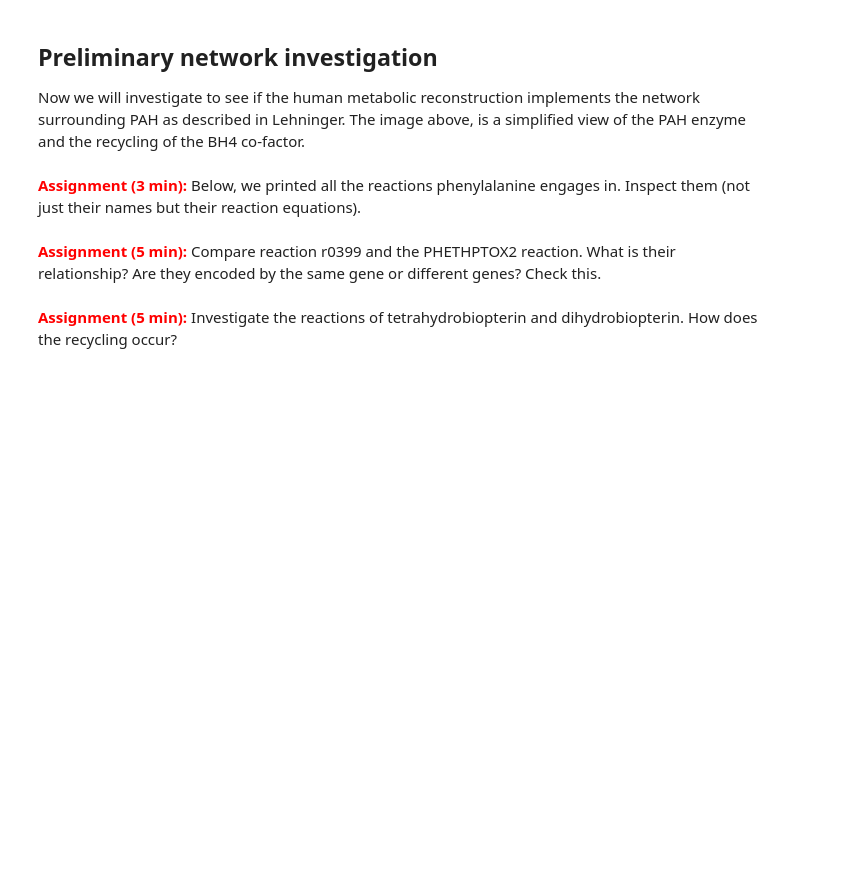
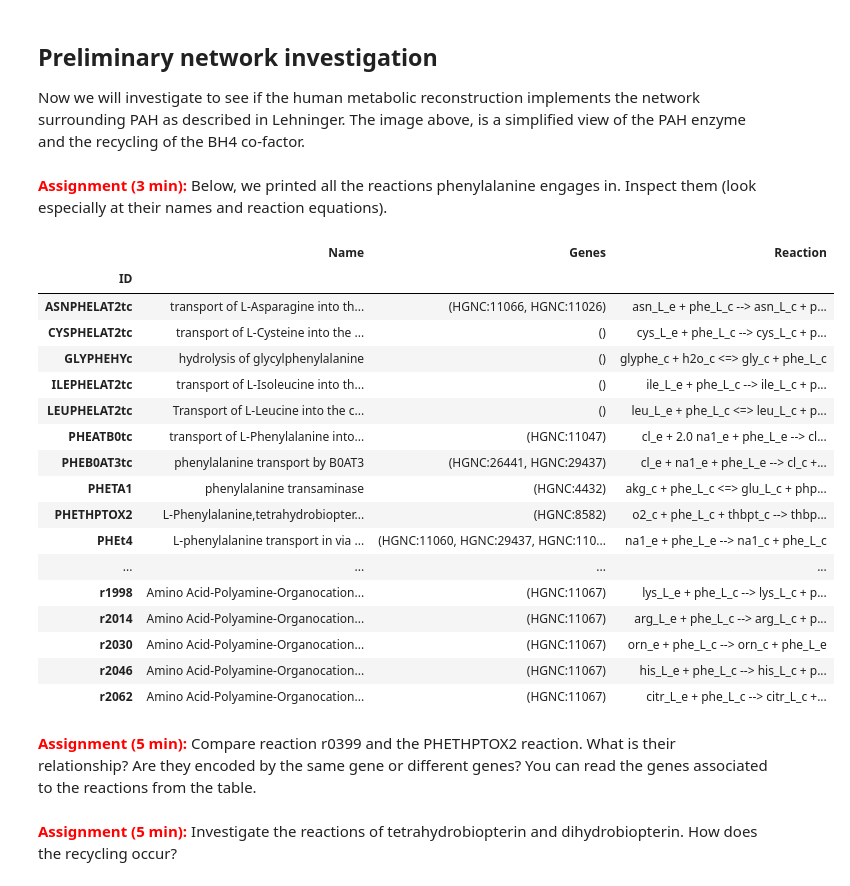
Before and after one commit to ThierryMondeel/Systems_Biology_FBA_tutorial, a Jupyter notebook: FBA_tutorials/3_Phenylketonuria_network_illustration.ipynb, the cells around one changed output. Saved outputs shown, nothing was run; the diff lists cells and outputs as text; code cells hidden in the pictures; blank space fills up the shorter version.

```diff
--- a/FBA_tutorials/3_Phenylketonuria_network_illustration.ipynb
+++ b/FBA_tutorials/3_Phenylketonuria_network_illustration.ipynb
@@ -60,16 +68,35 @@ Also see Figure 2 for the salvage reaction of biopterin.
 Now we will investigate to see if the human metabolic reconstruction implements the network surrounding PAH as described in Lehninger. The image above, is a simplified view of the PAH enzyme and the recycling of the BH4 co-factor.
 # %% [markdown]
 <span style="color:red">**Assignment (3 min):**</span>
-Below, we printed all the reactions phenylalanine engages in. Inspect them (not just their names but their reaction equations).
+Below, we printed all the reactions phenylalanine engages in. Inspect them (look especially at their names and reaction equations).
 # %%
 df = pd.DataFrame(columns=['ID','Name','Genes','Reaction',]) # empty table
 
 for i,reaction in enumerate(model.metabolites.phe_L_c.reactions):
     df.loc[i] = [reaction.id, reaction.name, reaction.genes, reaction.reaction]
 
-df
+df.set_index('ID').sort_values(by='ID')
+# %% [output]
+|  | Name | Genes | Reaction |
+| ID |  |  |  |
+| ASNPHELAT2tc | transport of L-Asparagine into th... | (HGNC:11066, HGNC:11026) | asn_L_e + phe_L_c --> asn_L_c + p... |
+| CYSPHELAT2tc | transport of L-Cysteine into the ... | () | cys_L_e + phe_L_c --> cys_L_c + p... |
+| GLYPHEHYc | hydrolysis of glycylphenylalanine | () | glyphe_c + h2o_c <=> gly_c + phe_L_c |
+| ILEPHELAT2tc | transport of L-Isoleucine into th... | () | ile_L_e + phe_L_c --> ile_L_c + p... |
+| LEUPHELAT2tc | Transport of L-Leucine into the c... | () | leu_L_e + phe_L_c <=> leu_L_c + p... |
+| PHEATB0tc | transport of L-Phenylalanine into... | (HGNC:11047) | cl_e + 2.0 na1_e + phe_L_e --> cl... |
+| PHEB0AT3tc | phenylalanine transport by B0AT3 | (HGNC:26441, HGNC:29437) | cl_e + na1_e + phe_L_e --> cl_c +... |
+| PHETA1 | phenylalanine transaminase | (HGNC:4432) | akg_c + phe_L_c <=> glu_L_c + php... |
+| PHETHPTOX2 | L-Phenylalanine,tetrahydrobiopter... | (HGNC:8582) | o2_c + phe_L_c + thbpt_c --> thbp... |
+| PHEt4 | L-phenylalanine transport in via ... | (HGNC:11060, HGNC:29437, HGNC:110... | na1_e + phe_L_e --> na1_c + phe_L_c |
+| ... | ... | ... | ... |
+| r1998 | Amino Acid-Polyamine-Organocation... | (HGNC:11067) | lys_L_e + phe_L_c --> lys_L_c + p... |
+| r2014 | Amino Acid-Polyamine-Organocation... | (HGNC:11067) | arg_L_e + phe_L_c --> arg_L_c + p... |
+| r2030 | Amino Acid-Polyamine-Organocation... | (HGNC:11067) | orn_e + phe_L_c --> orn_c + phe_L_e |
+| r2046 | Amino Acid-Polyamine-Organocation... | (HGNC:11067) | his_L_e + phe_L_c --> his_L_c + p... |
+| r2062 | Amino Acid-Polyamine-Organocation... | (HGNC:11067) | citr_L_e + phe_L_c --> citr_L_c +... |
 # %% [markdown]
-<span style="color:red">**Assignment (5 min):**</span> Compare reaction r0399 and the PHETHPTOX2 reaction. What is their relationship? Are they encoded by the same gene or different genes? Check this.
+<span style="color:red">**Assignment (5 min):**</span> Compare reaction r0399 and the PHETHPTOX2 reaction. What is their relationship? Are they encoded by the same gene or different genes? You can read the genes associated to the reactions from the table.
 # %% [markdown]
 <span style="color:red">**Assignment (5 min):**</span> Investigate the reactions of tetrahydrobiopterin and dihydrobiopterin. How does the recycling occur?
 # %%
```
Also changed, not shown: parts of 17 cells of this notebook, 2 other files.
